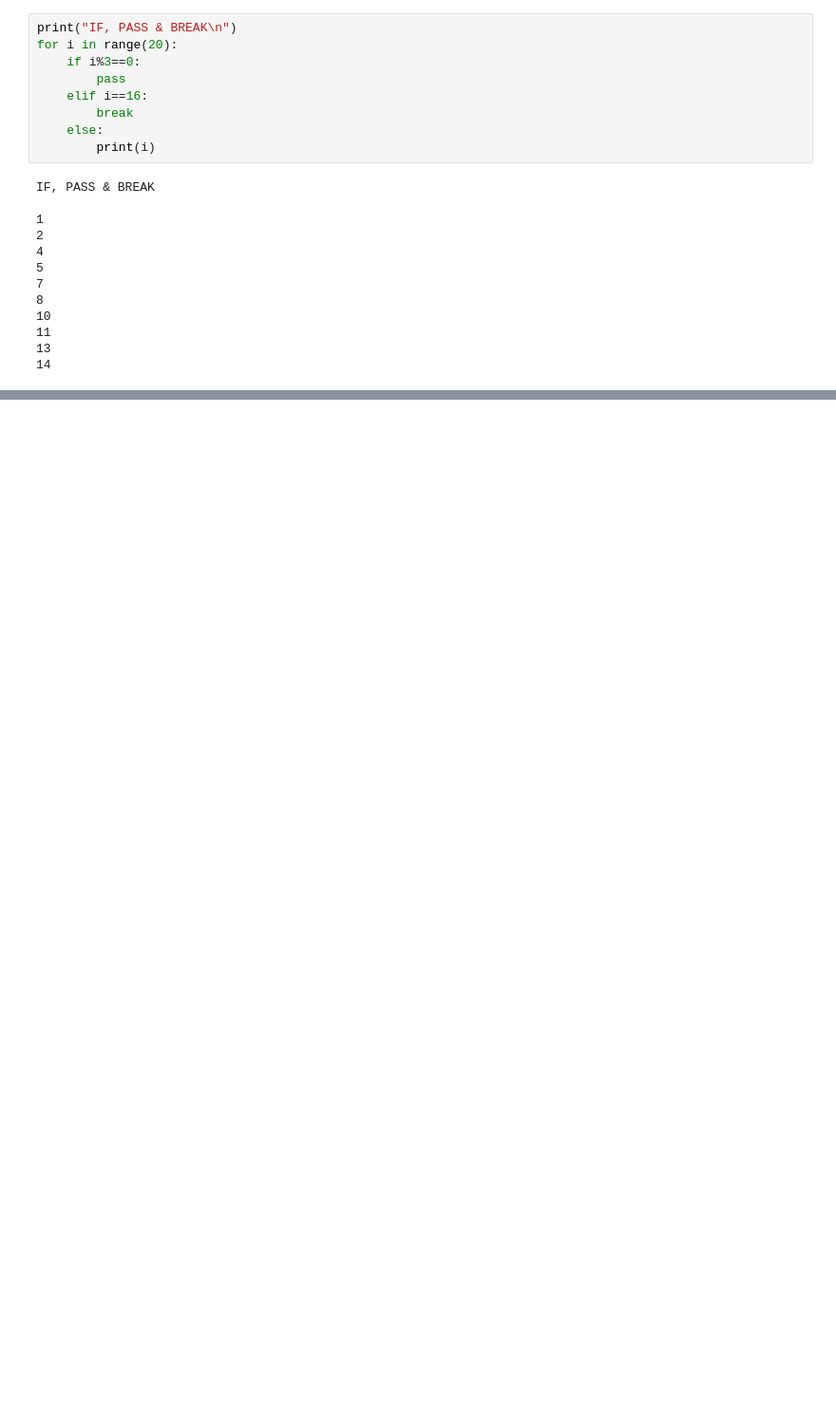
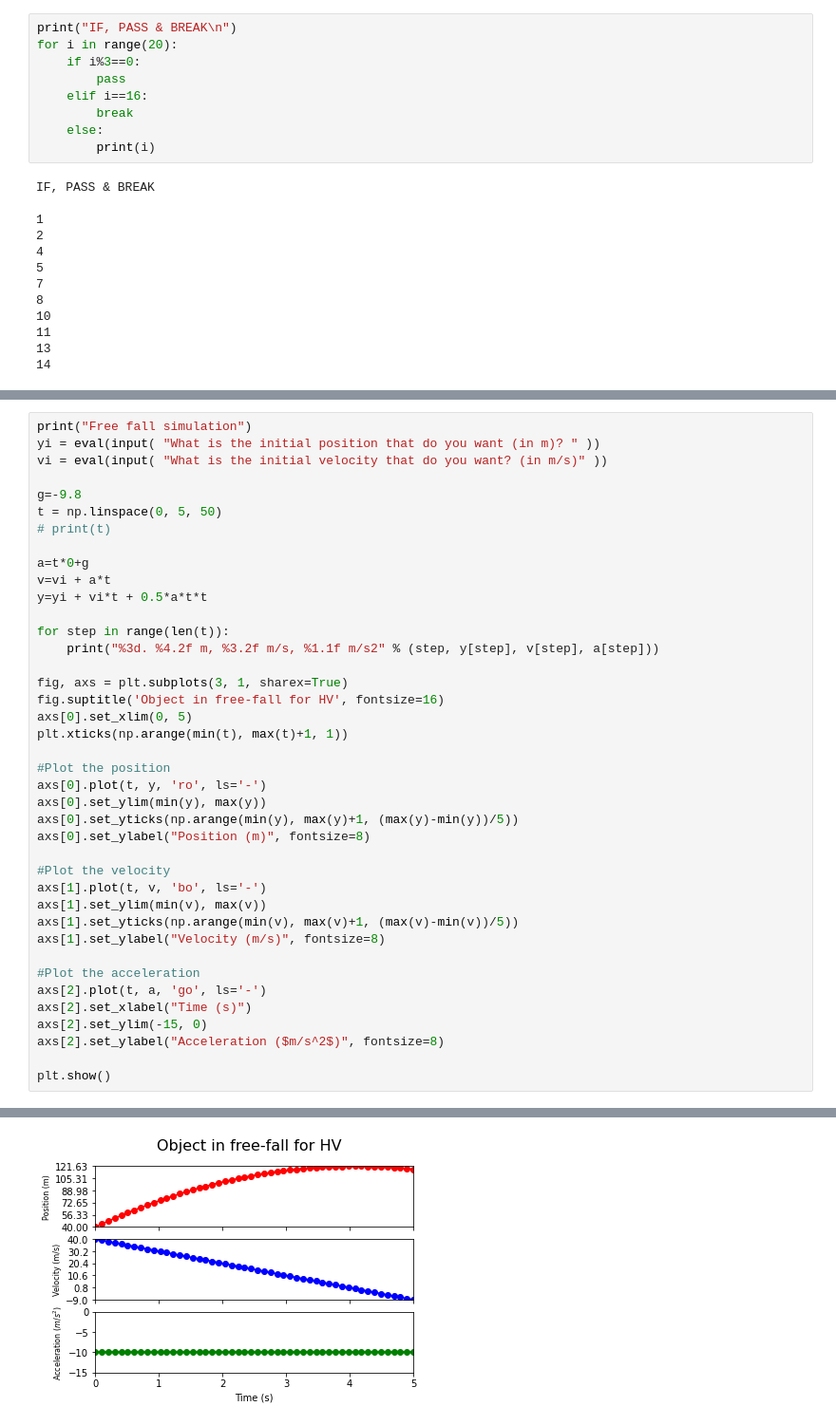
Before and after one commit to HernanVargas595/Solutionary-Computational-Physics-With-Python, a Jupyter notebook: Chapter 1-Python Basics.ipynb, the cells around one changed output, grey strips where cells are left out. Shown at 95% size. Saved outputs shown, nothing was run; the diff lists cells and outputs as text; blank space fills up the shorter version.

```diff
--- a/Chapter 1-Python Basics.ipynb
+++ b/Chapter 1-Python Basics.ipynb
@@ -343,0 +367,41 @@ What is the numbers of fibonacci do you want? 3
+# %%
+print("Free fall simulation")
+yi = eval(input( "What is the initial position that do you want (in m)? " ))
+vi = eval(input( "What is the initial velocity that do you want? (in m/s)" ))
+
+g=-9.8
+t = np.linspace(0, 5, 50)
+# print(t)
+
+a=t*0+g
+v=vi + a*t
+y=yi + vi*t + 0.5*a*t*t
+
+for step in range(len(t)):
+    print("%3d. %4.2f m, %3.2f m/s, %1.1f m/s2" % (step, y[step], v[step], a[step]))
+
+fig, axs = plt.subplots(3, 1, sharex=True)
+fig.suptitle('Object in free-fall for HV', fontsize=16)
+axs[0].set_xlim(0, 5)
+plt.xticks(np.arange(min(t), max(t)+1, 1))
+
+#Plot the position
+axs[0].plot(t, y, 'ro', ls='-')
+axs[0].set_ylim(min(y), max(y))
+axs[0].set_yticks(np.arange(min(y), max(y)+1, (max(y)-min(y))/5))
+axs[0].set_ylabel("Position (m)", fontsize=8)
+
+#Plot the velocity
+axs[1].plot(t, v, 'bo', ls='-')
+axs[1].set_ylim(min(v), max(v))
+axs[1].set_yticks(np.arange(min(v), max(v)+1, (max(v)-min(v))/5))
+axs[1].set_ylabel("Velocity (m/s)", fontsize=8)
+
+#Plot the acceleration
+axs[2].plot(t, a, 'go', ls='-')
+axs[2].set_xlabel("Time (s)")
+axs[2].set_ylim(-15, 0)
+axs[2].set_ylabel("Acceleration ($m/s^2$)", fontsize=8)
+
+plt.show()
+# %% [output]
@@ -343,0 +425 @@ What is the numbers of fibonacci do you want? 3
+[figure, added]
```
Also changed, not shown: parts of 23 cells of this notebook.
